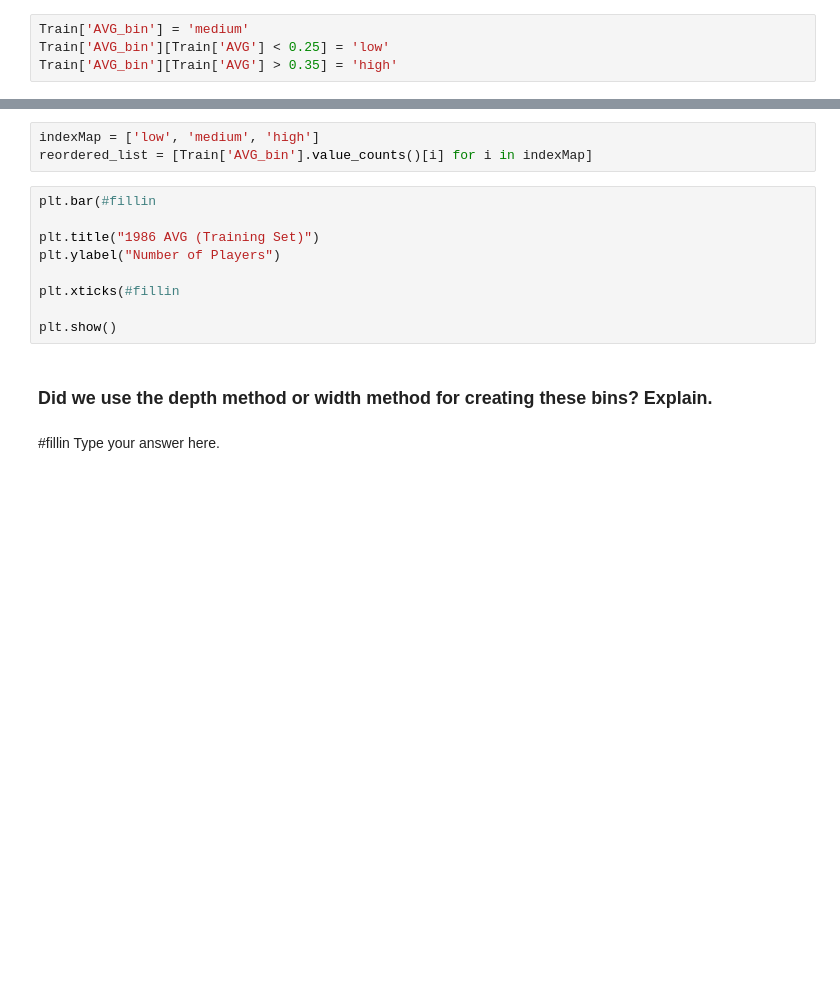
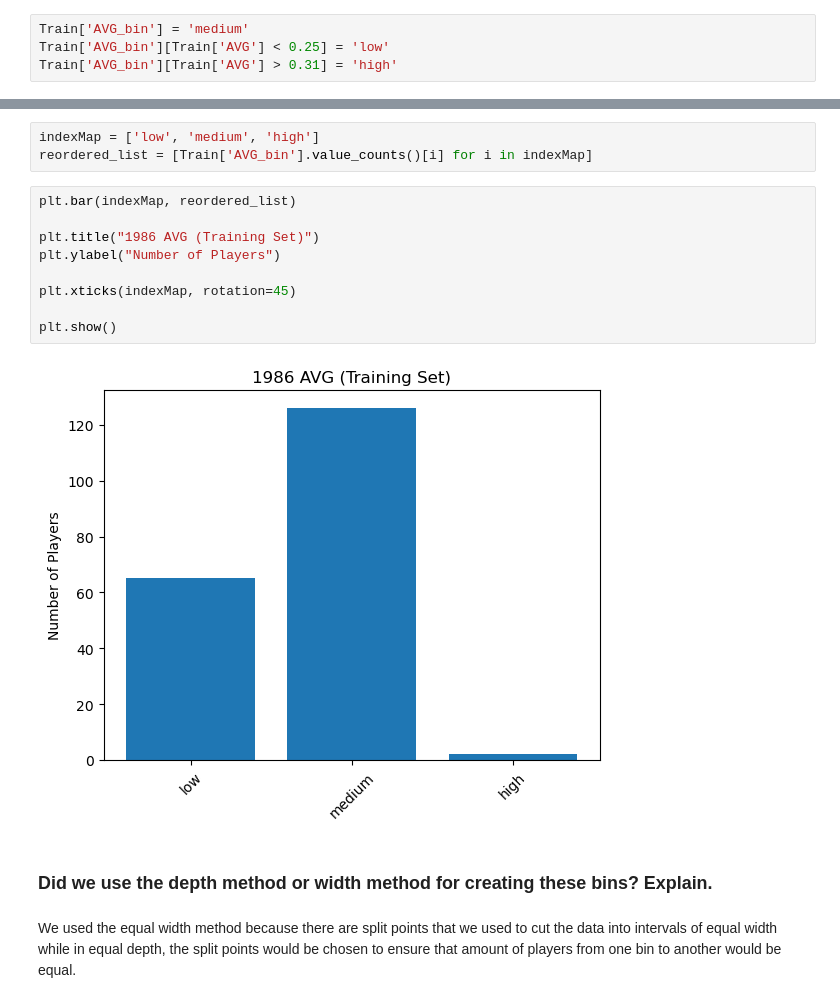
Before and after one commit to Tahmeed65/code_2600, a Jupyter notebook: mod03_eda.ipynb, the cells around one changed output, grey strips where cells are left out. Drawn from its saved outputs; the diff is of its cells as text; blank space fills up the shorter version.

Commit message:
mod03answers3

```diff
--- a/mod03_eda.ipynb
+++ b/mod03_eda.ipynb
@@ -249,5 +241,5 @@ Name: AVG, Length: 193, dtype: float64
 # %%
 Train['AVG_bin'] = 'medium'
 Train['AVG_bin'][Train['AVG'] < 0.25] = 'low'
-Train['AVG_bin'][Train['AVG'] > 0.35] = 'high'
+Train['AVG_bin'][Train['AVG'] > 0.31] = 'high'
 # %% [output]
@@ -262,15 +276,17 @@ Notice that the order of the bars will be medium, low, high. That's counterintui
 indexMap = ['low', 'medium', 'high']
 reordered_list = [Train['AVG_bin'].value_counts()[i] for i in indexMap]
 # %%
-plt.bar(#fillin
+plt.bar(indexMap, reordered_list)
 
 plt.title("1986 AVG (Training Set)")
 plt.ylabel("Number of Players")
 
-plt.xticks(#fillin
+plt.xticks(indexMap, rotation=45)
 
 plt.show()
+# %% [output]
+[figure, added]
 # %% [markdown]
 ### Did we use the depth method or width method for creating these bins? Explain.
 # %% [markdown]
-#fillin Type your answer here.
+We used the equal width method because there are split points that we used to cut the data into intervals of equal width while in equal depth, the split points would be chosen to ensure that amount of players from one bin to another would be equal.
```
Also changed, not shown: parts of 11 cells of this notebook.
